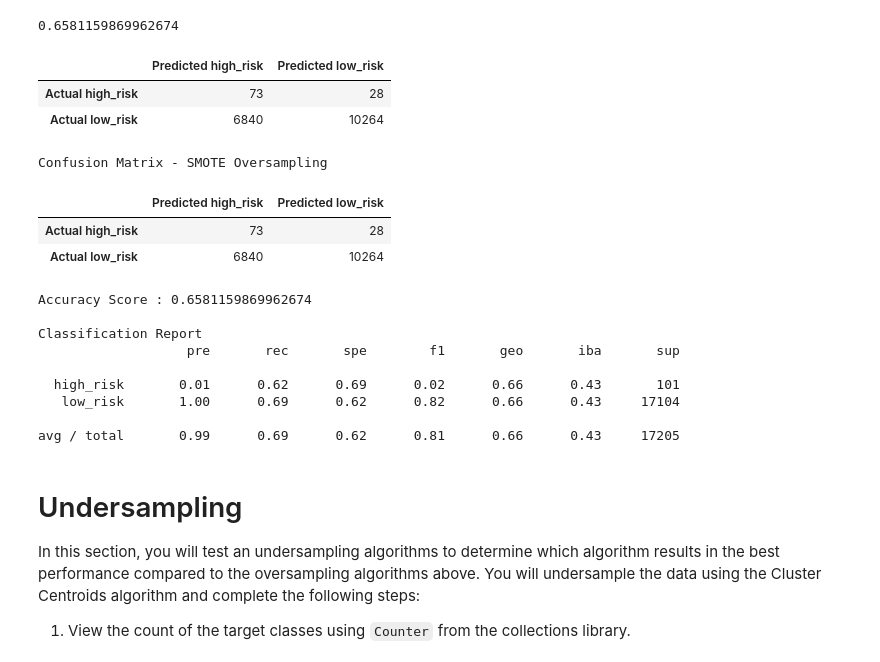
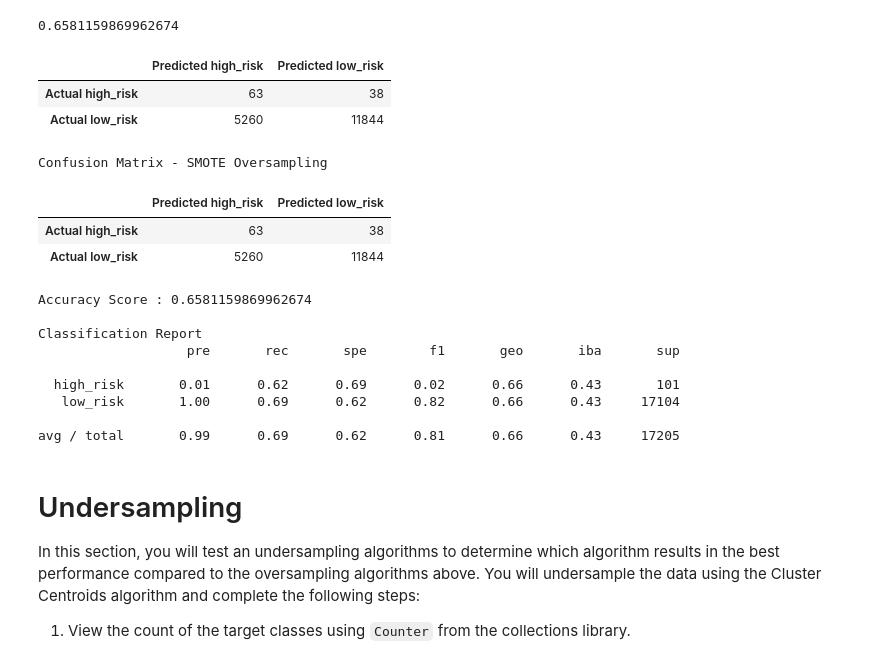
Before and after one commit to SamaanAnalyst/Credit_Risk_Analysis, a Jupyter notebook: credit_risk_resampling.ipynb, the cells around one changed output. Cells and saved outputs as stored; diff of their text form; code cells hidden in the pictures.

```diff
--- a/credit_risk_resampling.ipynb
+++ b/credit_risk_resampling.ipynb
@@ -323,16 +323,16 @@ acc_score1
 # %%
 # Display the confusion matrix
 cm1 = confusion_matrix(y_test, y_pred1)
 
 # Create a DataFrame from the confusion matrix.
 cm1_df = pd.DataFrame(
-    cm, index=["Actual high_risk ", "Actual low_risk "], columns=["Predicted high_risk", "Predicted low_risk"])
+    cm1, index=["Actual high_risk ", "Actual low_risk "], columns=["Predicted high_risk", "Predicted low_risk"])
 
 cm1_df
 # %% [output]
 |  | Predicted high_risk | Predicted low_risk |
-| Actual high_risk | 73 | 28 |
-| Actual low_risk | 6840 | 10264 |
+| Actual high_risk | 63 | 38 |
+| Actual low_risk | 5260 | 11844 |
 # %%
 # Print the imbalanced classification report
 print("Confusion Matrix - SMOTE Oversampling")
@@ -344,8 +344,8 @@ print(classification_report_imbalanced(y_test, y_pred1))
 # %% [output]
 Confusion Matrix - SMOTE Oversampling
 |  | Predicted high_risk | Predicted low_risk |
-| Actual high_risk | 73 | 28 |
-| Actual low_risk | 6840 | 10264 |
+| Actual high_risk | 63 | 38 |
+| Actual low_risk | 5260 | 11844 |
 Accuracy Score : 0.6581159869962674
 
 Classification Report
```
Also changed, not shown: parts of 12 cells of this notebook, 5 other files.
